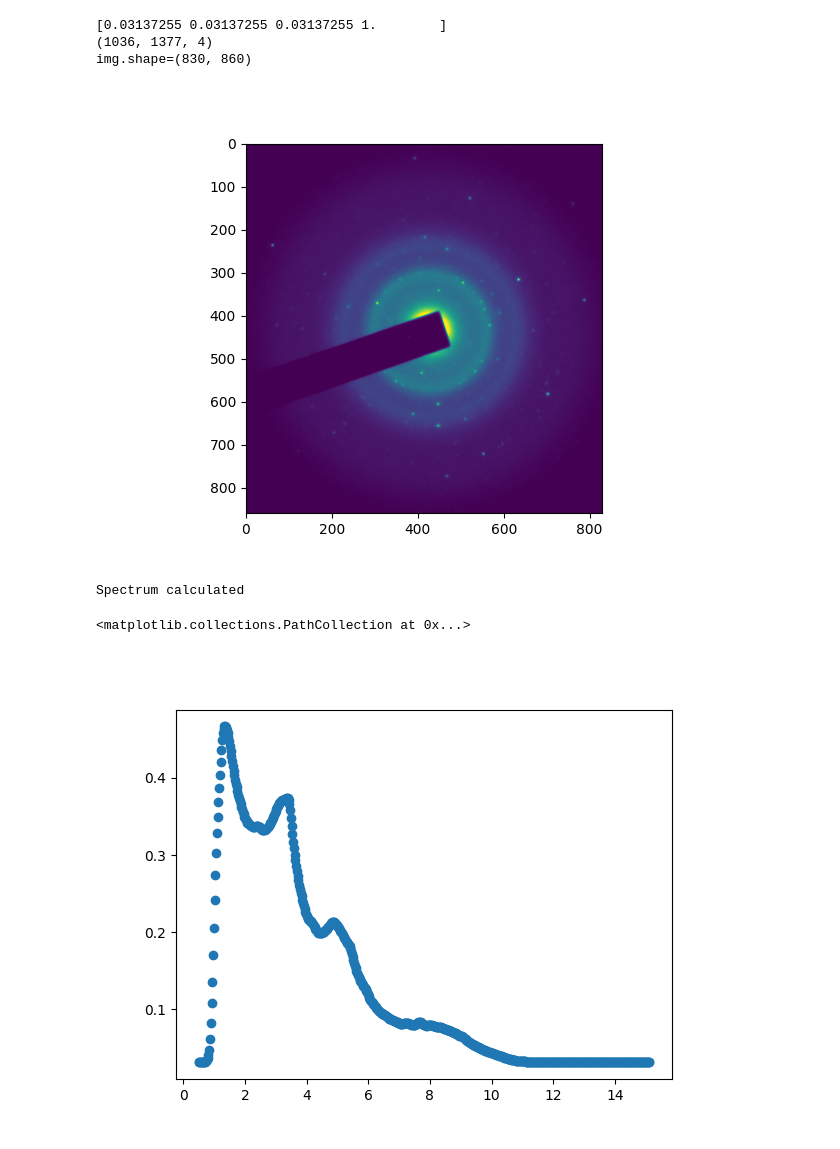
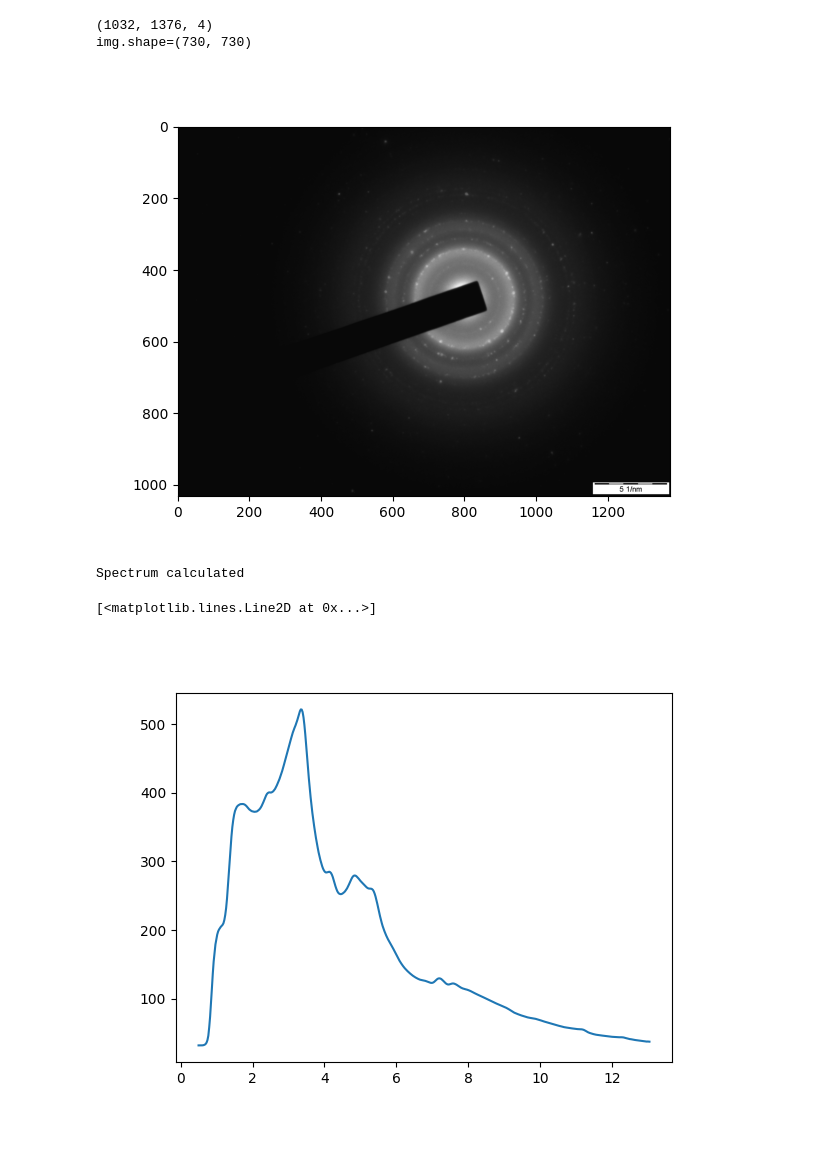
Before and after one commit to Kaldarinz/SAED, a Jupyter notebook: SAED.ipynb, the cells around one changed output. Saved outputs shown, nothing was run; the diff lists cells and outputs as text; code cells hidden in the pictures.

```diff
--- a/SAED.ipynb
+++ b/SAED.ipynb
@@ -7,36 +7,36 @@ from scipy.signal import find_peaks
 import SAED
 from numpy.polynomial import Polynomial
 # %%
-img_full = plt.imread(os.path.join(os.getcwd(), 'data', 'lab6_source.png'))
-print(img_full[100,200,:])
+img_full = plt.imread(os.path.join(os.getcwd(), 'data', 'LaB6_H2O_3.tif')).astype(np.int32).copy()
+for i in range(4,7):
+    img_full += plt.imread(os.path.join(os.getcwd(), 'data', 'LaB6_H2O_' + str(i) + '.tif'))
 print(img_full.shape)
-img = img_full[50:910,400:1230,0].T
+img = img_full[120:850,420:1150,0].T
 print(f'{img.shape=}')
 # %% [output]
-[0.03137255 0.03137255 0.03137255 1.        ]
-(1036, 1377, 4)
-img.shape=(830, 860)
+(1032, 1376, 4)
+img.shape=(730, 730)
 # %%
 fig, ax = plt.subplots()
-ax.imshow(img.T)
+center = (378,359)
+#img[center[0]-10:center[0]+10,center[1]-10:center[1]+10] = 250*4
+ax.imshow((img/4).astype(np.int32).T)
 fig.canvas.toolbar_visible = True
 #display(fig)
-center = (427,439)
 # pixels per 1/nm
 scale = 40.4
 plt.imsave(os.path.join(os.getcwd(),'source.png'),img.T,dpi=400)
 # %% [output]
-[figure, old version]
+[figure, new version]
 # %%
 x = np.arange(-center[0], img.shape[0] - center[0])
 y = np.arange(-center[1], img.shape[1] - center[1])
-xs, ys = np.meshgrid(x, y, sparse=True, indexing='ij')
+xs, ys = np.meshgrid(x, y, sparse=True, indexing='xy')
 zs = np.sqrt(xs**2 + ys**2)
-
-res = SAED.calc_spectrum(img,zs,40.4)
+res = SAED.calc_spectrum(img.T,zs,40.4)
 plt.subplots()
-plt.scatter(res[:,0],res[:,1])
+plt.plot(res[:,0],res[:,1])
 # %% [output]
 Spectrum calculated
-<matplotlib.collections.PathCollection at 0x...>
+[<matplotlib.lines.Line2D at 0x...>]
-[figure, old version]
+[figure, new version]
```
Also changed, not shown: parts of 5 cells of this notebook, 11 other files.
